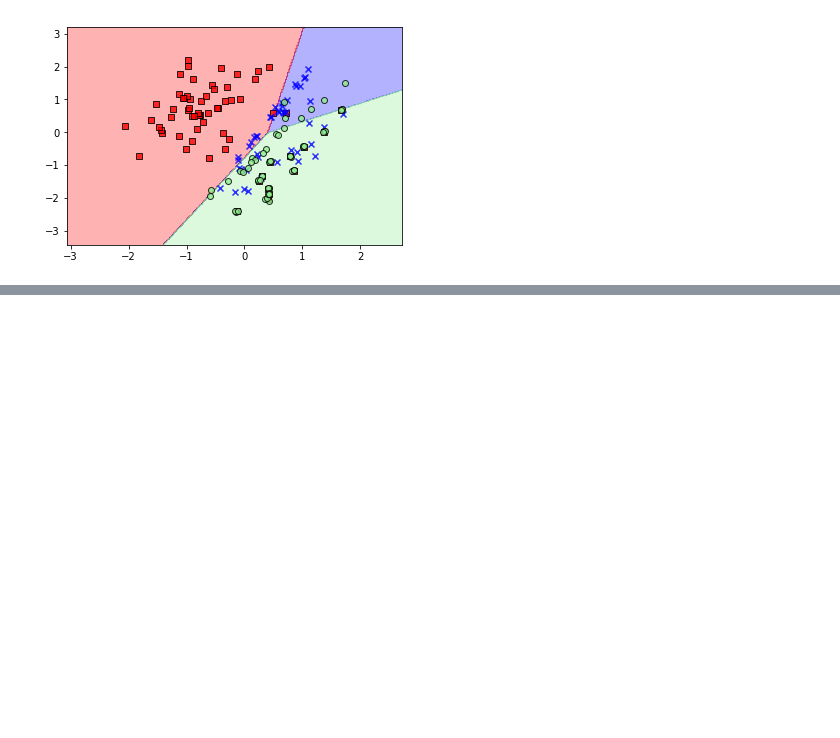
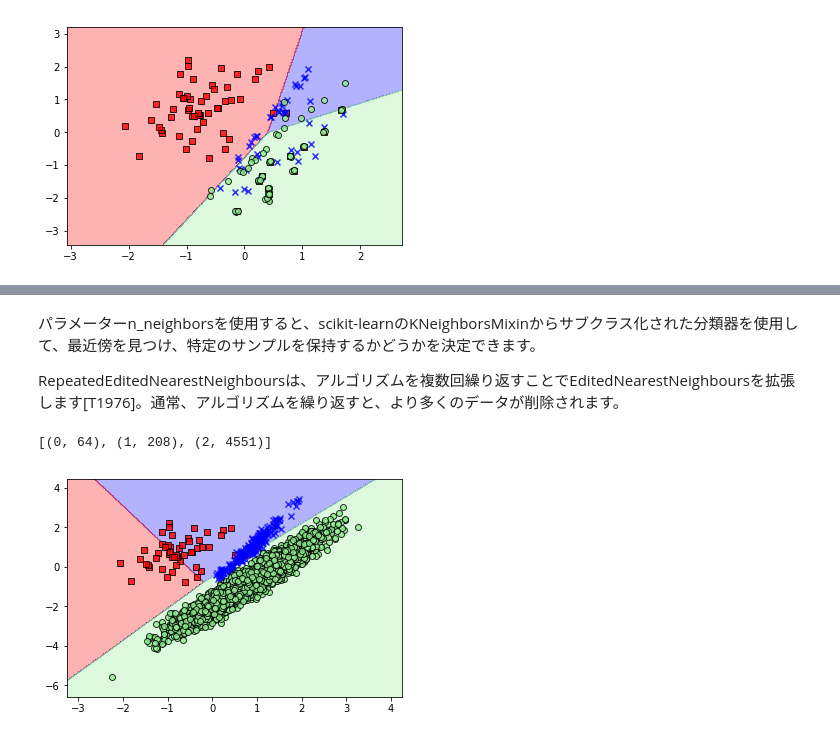
Before and after one commit to pea-sys/Til, a Jupyter notebook: ImbalancedLearnPractice.ipynb, the cells around one changed output, grey strips where cells are left out. Drawn from its saved outputs; the diff is of its cells as text; code cells hidden in the pictures; blank space fills up the shorter version.

```diff
--- a/ImbalancedLearnPractice.ipynb
+++ b/ImbalancedLearnPractice.ipynb
@@ -319,0 +349,14 @@ plot_decision_regions(X_resampled_nm3, y_resampled, clf, resolution=0.02)
+# %% [markdown]
+パラメーターn_neighborsを使用すると、scikit-learnのKNeighborsMixinからサブクラス化された分類器を使用して、最近傍を見つけ、特定のサンプルを保持するかどうかを決定できます。
+
+RepeatedEditedNearestNeighboursは、アルゴリズムを複数回繰り返すことでEditedNearestNeighboursを拡張します[T1976]。通常、アルゴリズムを繰り返すと、より多くのデータが削除されます。
+# %%
+from imblearn.under_sampling import RepeatedEditedNearestNeighbours
+renn = RepeatedEditedNearestNeighbours()
+X_resampled, y_resampled = renn.fit_resample(X, y)
+print(sorted(Counter(y_resampled).items()))
+clf = LinearSVC().fit(X_resampled, y_resampled)
+plot_decision_regions(X_resampled, y_resampled, clf, resolution=0.02)
+# %% [output]
+[(0, 64), (1, 208), (2, 4551)]
+[figure, added]
```
Also changed, not shown: parts of 40 cells of this notebook.
